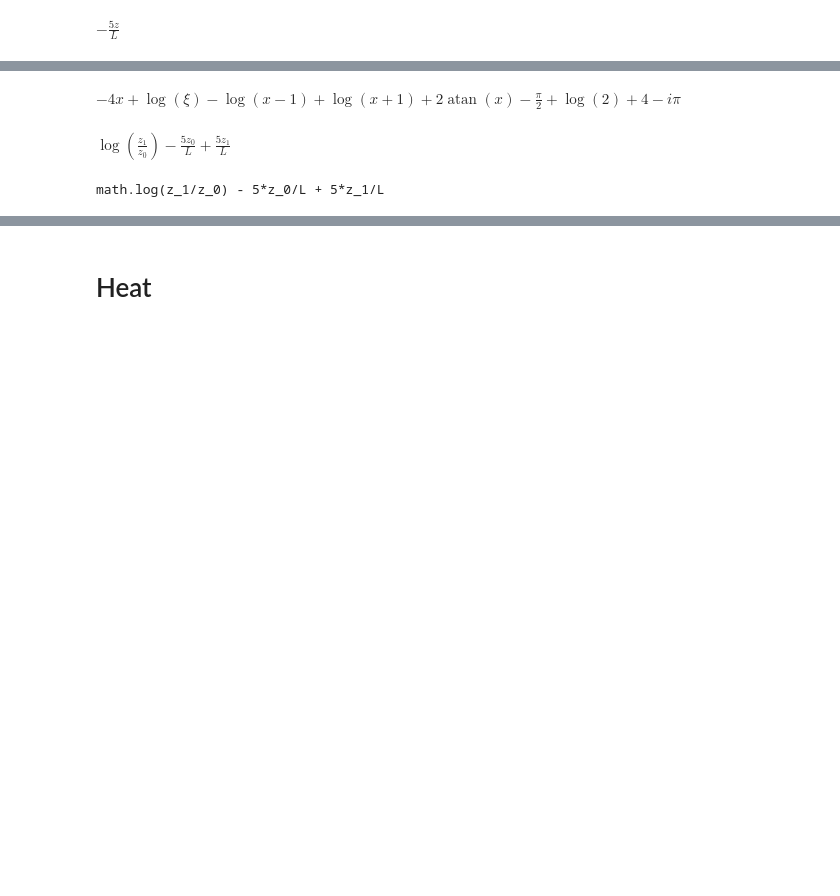
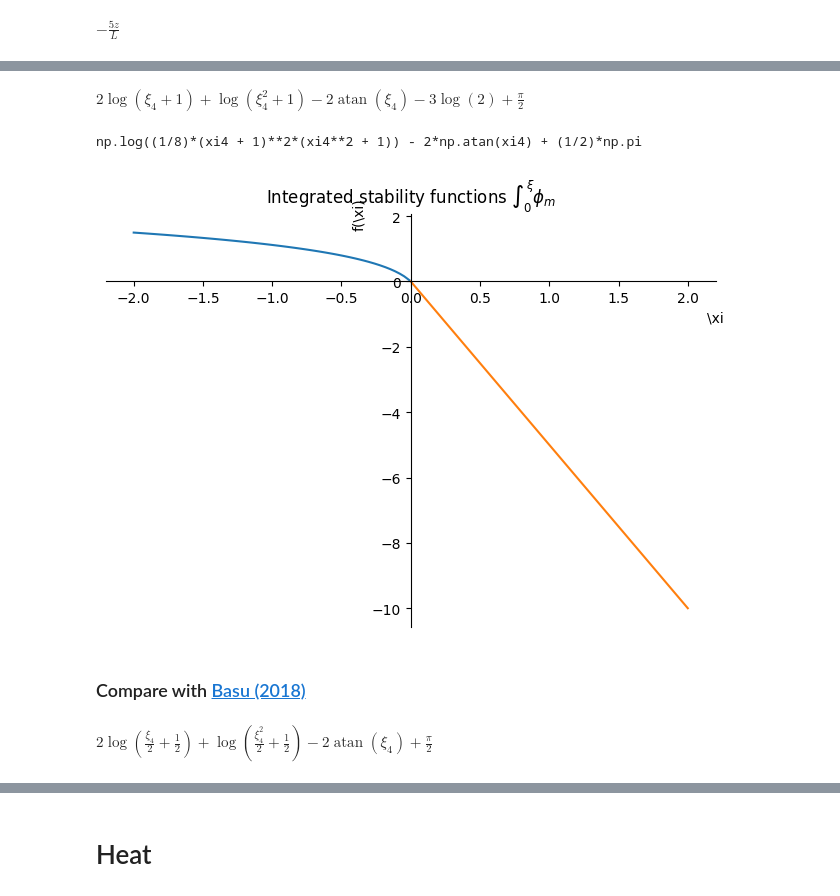
Before and after one commit to exabl/snek5000-abl, a Jupyter notebook: docs/validation/stratification_corrections.ipynb, the cells around one changed output, grey strips where cells are left out. Drawn from its saved outputs; the diff is of its cells as text; code cells hidden in the pictures; blank space fills up the shorter version.

```diff
--- a/docs/validation/stratification_corrections.ipynb
+++ b/docs/validation/stratification_corrections.ipynb
@@ -68,17 +114,35 @@ alpha, a, x = symbols(r'\alpha a x', real=True)
 # %%
-psi_m_unstable.subs({sp.root(1 -16*z/Ln, 4): x, z/Ln: xi}).simplify()
+(psi_m_unstable_param := psi_m_unstable.subs(sp.root(1 - 16 * z / Ln, 4), xi4))
 # %% [output]
-$\displaystyle - 4 x + \log{\left(\xi \right)} - \log{\left(x - 1 \right)} + \log{\left(x + 1 \right)} + 2 \operatorname{atan}{\left(x \right)} - \frac{\pi}{2} + \log{\left(2 \right)} + 4 - i \pi$
+$\displaystyle 2 \log{\left(\xi_{4} + 1 \right)} + \log{\left(\xi_{4}^{2} + 1 \right)} - 2 \operatorname{atan}{\left(\xi_{4} \right)} - 3 \log{\left(2 \right)} + \frac{\pi}{2}$
-# %%
-def f_psi_m_stable(x):
-    return psi_m_stable.subs(z/Lp, x)
-
-
-PsiM_stable  = sp.log(z1 / z0) - f_psi_m_stable(z1 / L) + f_psi_m_stable(z0 / L)
-PsiM_stable
-# %% [output]
-$\displaystyle \log{\left(\frac{z_{1}}{z_{0}} \right)} - \frac{5 z_{0}}{L} + \frac{5 z_{1}}{L}$
-# %%
-print(pycode(PsiM_stable))
-# %% [output]
-math.log(z_1/z_0) - 5*z_0/L + 5*z_1/L
+# %%
+show_python(sp.logcombine(psi_m_unstable_param))
+# %% [output]
+np.log((1/8)*(xi4 + 1)**2*(xi4**2 + 1)) - 2*np.atan(xi4) + (1/2)*np.pi
+# %%
+p1 = sp.plot(
+    psi_m_unstable.subs(z / Ln, xi),
+    (xi, -2, -0.01),
+    show=False,
+    title=r"Integrated stability functions $\int_0^{\xi} \phi_m$",
+    label="unstable",
+)
+p2 = sp.plot(
+    psi_m_stable.subs(z / Lp, xi), (xi, 0, 2), show=False, label="stable"
+)
+p1.append(p2[0])
+p1.show()
+# %% [output]
+[figure, added]
+# %% [markdown]
+### Compare with [Basu (2018)](https://bitbucket.org/sukantabasu/hybridwind/src/master/HybridWind.m)
+# %%
+basu_unstable = (
+    2 * sp.log((1 + xi4) / 2)
+    + sp.log((1 + xi4 ** 2) / 2)
+    - 2 * sp.atan(xi4)
+    + sp.pi / 2
+)
+basu_unstable
+# %% [output]
+$\displaystyle 2 \log{\left(\frac{\xi_{4}}{2} + \frac{1}{2} \right)} + \log{\left(\frac{\xi_{4}^{2}}{2} + \frac{1}{2} \right)} - 2 \operatorname{atan}{\left(\xi_{4} \right)} + \frac{\pi}{2}$
```
Also changed, not shown: parts of 58 cells of this notebook, 3 other files.
